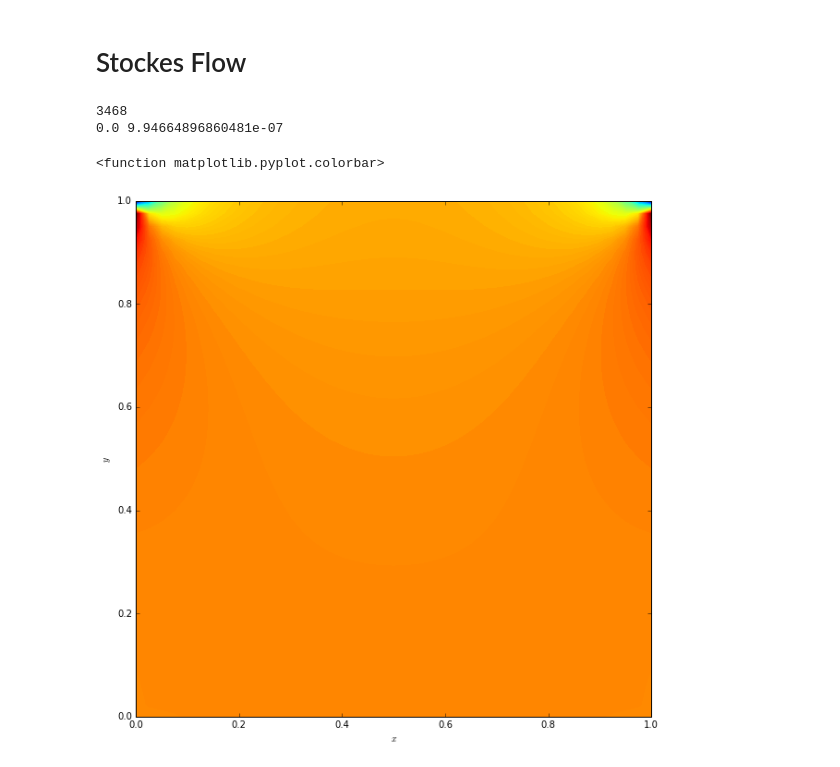
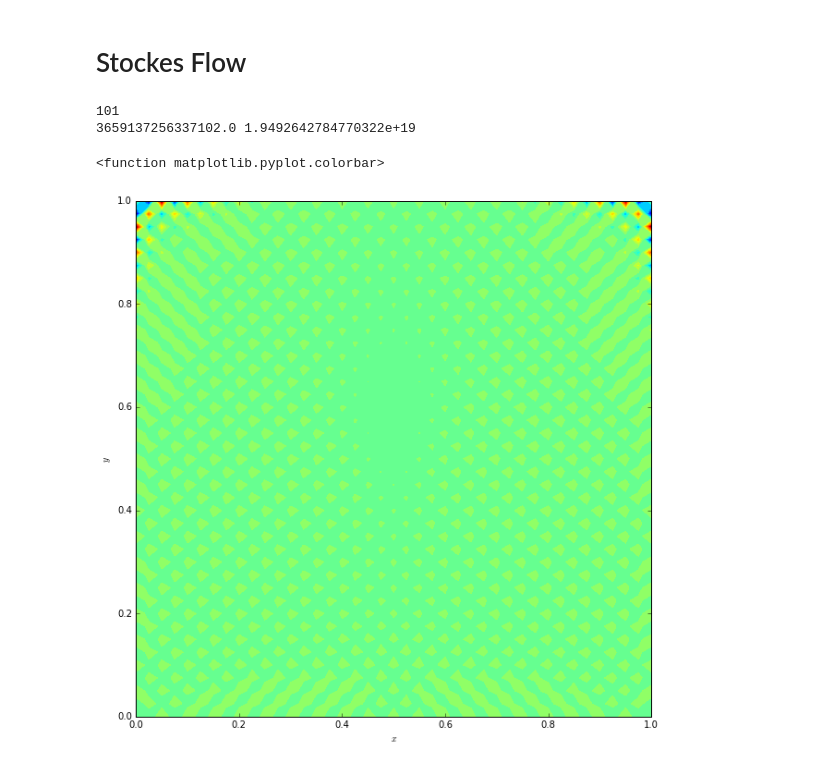
Before and after one commit to costerck/numerical-mooc, a Jupyter notebook: working/Lesson 5/Untitled.ipynb, the cells around one changed output. Saved outputs shown, nothing was run; the diff lists cells and outputs as text; code cells hidden in the pictures.

```diff
--- a/working/Lesson 5/Untitled.ipynb
+++ b/working/Lesson 5/Untitled.ipynb
@@ -20,7 +20,7 @@ dy = h/(ny-1)
 
 #initial guess
 p = numpy.zeros((ny,nx))
-w = numpy.ones((ny,nx))
+w = numpy.zeros((ny,nx))
 
 #dérivative of p along the top border
 u=1.
@@ -201,24 +214,24 @@ def biHarmonicSolver(p, w, dx, dy, l1Target, u):
 # %%
 #we solve équation and check the résult
-p, w, l1phi, l1w = biHarmonicSolver(p, w, dx, dy, l1_target, u)
+nstep = 0.
+p, w, l1phi, l1w, nstep = biHarmonicSolver(p, w, dx, dy, l1_target, u)
 #we check that l1-norm is < target
 print(l1phi, l1w)
 # %% [output]
-3468
-0.0 9.94664896860481e-07
+101
+3659137256337102.0 1.9492642784770322e+19
 # %%
 #print w
 x=numpy.linspace(0, l, nx)
 y=numpy.linspace(0, h, ny)
 pyplot.figure(figsize=(10,10))
-pyplot.contourf(x,y,w,200)
-#pyplot.contourf(x, y, p, 20)
+pyplot.contourf(x,y,w,20)
 pyplot.xlabel('$x$')
 pyplot.ylabel('$y$')
 pyplot.colorbar
 # %% [output]
 <function matplotlib.pyplot.colorbar>
-[figure, old version]
+[figure, new version]
 # %%
 #print phi
 x=numpy.linspace(0, l, nx)
```
Also changed, not shown: parts of 10 cells of this notebook.
